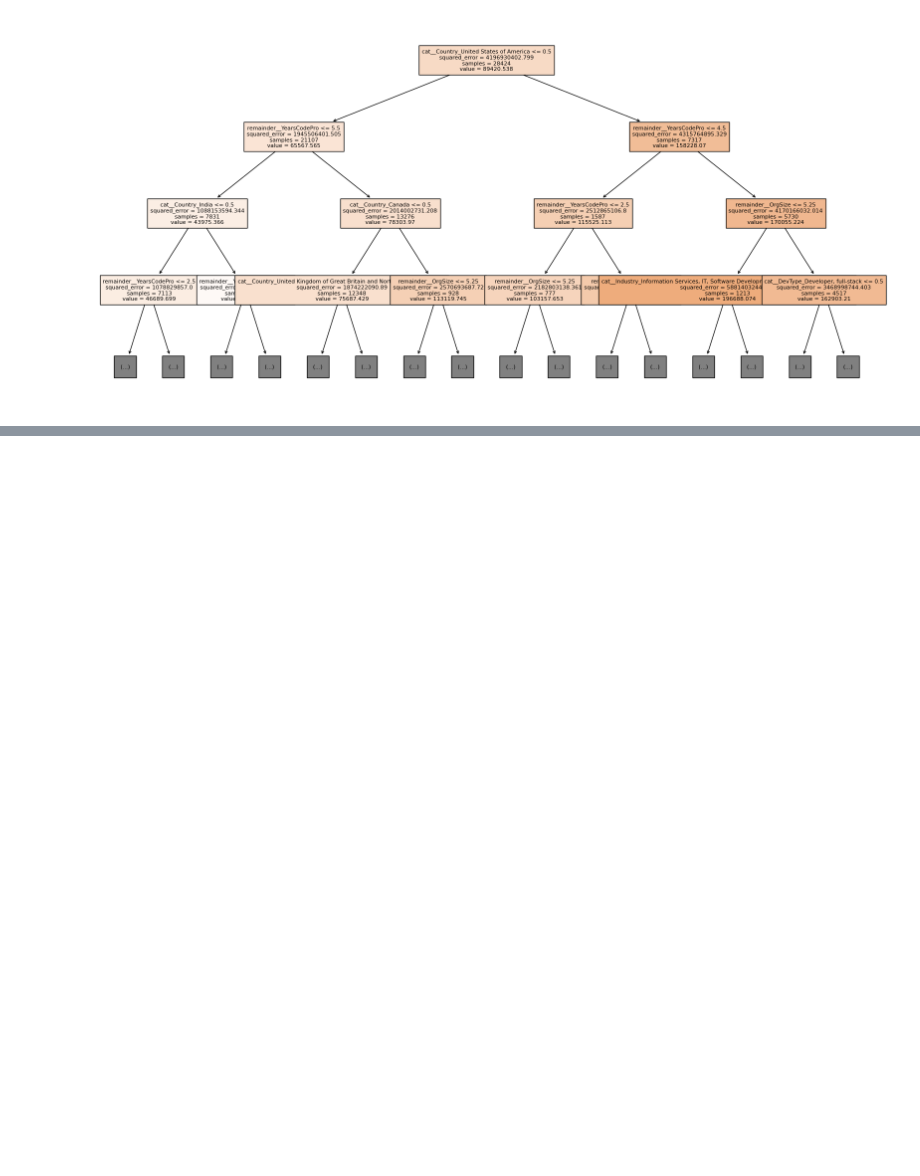
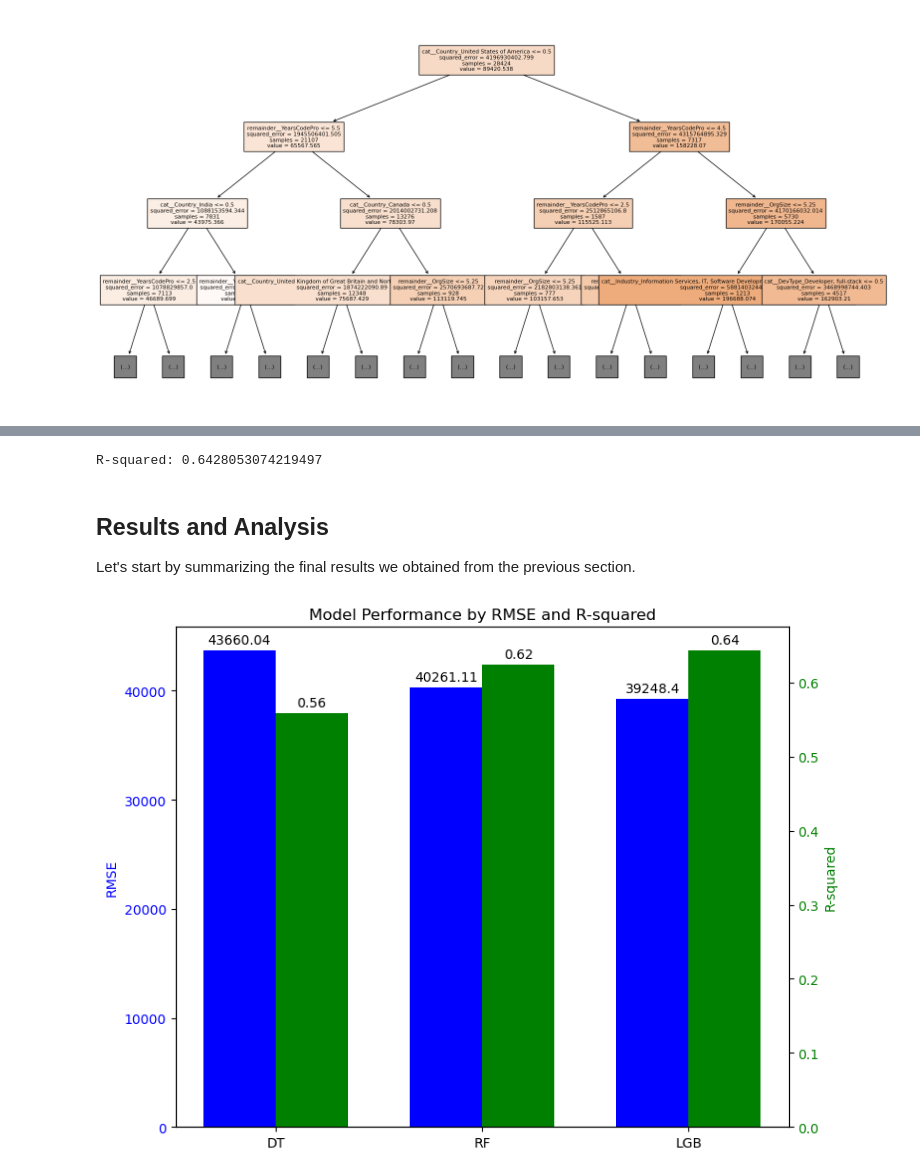
Before and after one commit to choiyounyeong/stack-overflow-developer-survey, a Jupyter notebook: stack-overflow-developer-analysis.ipynb, the cells around one changed output, grey strips where cells are left out. Saved outputs shown, nothing was run; the diff lists cells and outputs as text; code cells hidden in the pictures; blank space fills up the shorter version.

Commit message:
complete analysis

```diff
--- a/FinalProject.ipynb
+++ b/stack-overflow-developer-analysis.ipynb
@@ -945,0 +945,5 @@ Mean Squared Error: 1906199413.791795
+# %%
+from sklearn.metrics import r2_score
+
+dt_r_squared = r2_score(y_test, predictions)
+print(f'R-squared: {dt_r_squared}')
@@ -1026,0 +1054,3 @@ E.g. includes three of the following: discussion of learning and takeaways or di
+# %%
+rf_r_squared = r2_score(y_test, rf_predictions)
+print(f'R-squared: {rf_r_squared}')
@@ -1026,0 +1126,55 @@ E.g. includes three of the following: discussion of learning and takeaways or di
+# %%
+lgb_r_squared = r2_score(y_test, y_pred)
+print(f'R-squared: {lgb_r_squared}')
+# %% [output]
+R-squared: 0.6428053074219497
+# %% [markdown]
+## Results and Analysis
+
+Let's start by summarizing the final results we obtained from the previous section.
+# %%
+# Final results
+rmses = [dt_rmse, rf_rmse, lgb_rmse]
+r_squareds = [dt_r_squared, rf_r_squared, lgb_r_squared]
+# %%
+import matplotlib.pyplot as plt
+import numpy as np
+
+labels = ['DT', 'RF', 'LGB']  # Model abbreviations
+x = np.arange(len(labels))  # Label locations
+width = 0.35  # Width of the bars
+
+fig, ax1 = plt.subplots(figsize=(8, 6))
+
+# Plotting RMSE values on the primary y-axis
+rects1 = ax1.bar(x - width/2, rmses, width, label='RMSE', color='b')
+ax1.set_ylabel('RMSE', color='b')
+ax1.set_title('Model Performance by RMSE and R-squared')
+ax1.set_xticks(x)
+ax1.set_xticklabels(labels)
+ax1.tick_params(axis='y', labelcolor='b')
+
+# Creating a secondary y-axis for R-squared values
+ax2 = ax1.twinx()
+rects2 = ax2.bar(x + width/2, r_squareds, width, label='R-squared', color='g')
+ax2.set_ylabel('R-squared', color='g')
+ax2.tick_params(axis='y', labelcolor='g')
+
+# Function to label the bars
+def autolabel(rects, axis):
+    """Attach a text label above each bar in *rects*, displaying its height."""
+    for rect in rects:
+        height = rect.get_height()
+        axis.annotate('{}'.format(round(height, 2)),
+                      xy=(rect.get_x() + rect.get_width() / 2, height),
+                      xytext=(0, 3),  # 3 points vertical offset
+                      textcoords="offset points",
+                      ha='center', va='bottom')
+
+autolabel(rects1, ax1)
+autolabel(rects2, ax2)
+
+fig.tight_layout()
+plt.show()
+# %% [output]
+[figure, added]
```
Also changed, not shown: parts of 34 cells of this notebook, 1 other file.
